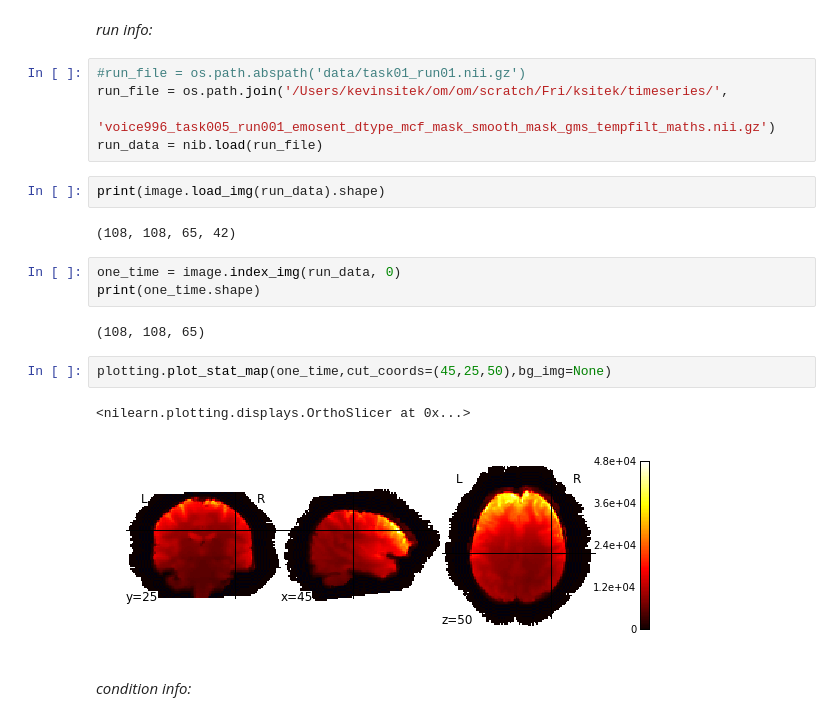
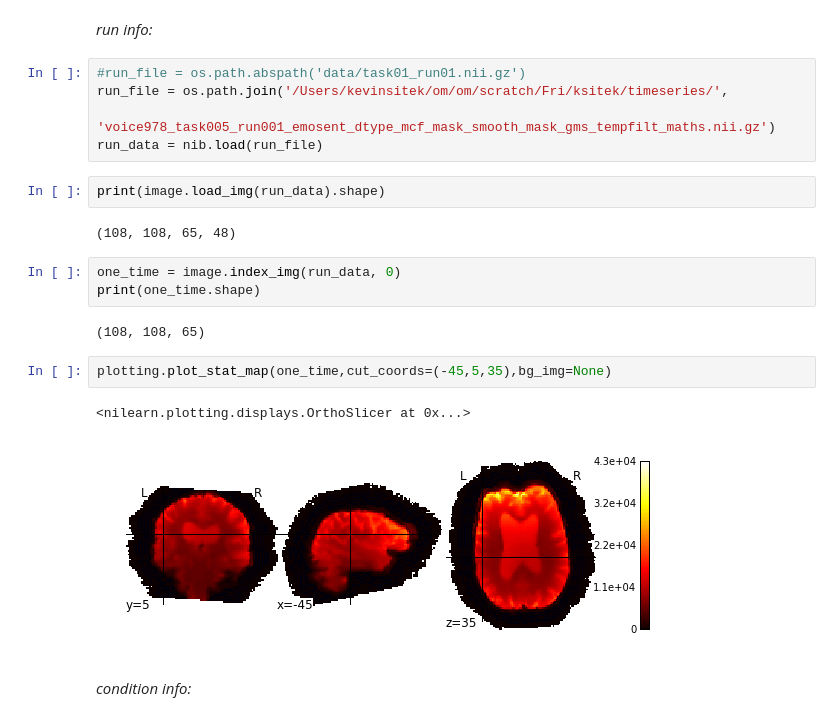
Before and after one commit to sitek/multivariate-fmri, a Jupyter notebook: multivariate-fmri.ipynb, the cells around one changed output. Drawn from its saved outputs; the diff is of its cells as text.

```diff
--- a/multivariate-fmri.ipynb
+++ b/multivariate-fmri.ipynb
@@ -17,22 +17,22 @@ import matplotlib.pyplot as plt
 # %%
 #run_file = os.path.abspath('data/task01_run01.nii.gz')
 run_file = os.path.join('/Users/kevinsitek/om/om/scratch/Fri/ksitek/timeseries/',
-                        'voice996_task005_run001_emosent_dtype_mcf_mask_smooth_mask_gms_tempfilt_maths.nii.gz')
+                        'voice978_task005_run001_emosent_dtype_mcf_mask_smooth_mask_gms_tempfilt_maths.nii.gz')
 run_data = nib.load(run_file)
 # %%
 print(image.load_img(run_data).shape)
 # %% [output]
-(108, 108, 65, 42)
+(108, 108, 65, 48)
 # %%
 one_time = image.index_img(run_data, 0)
 print(one_time.shape)
 # %% [output]
 (108, 108, 65)
 # %%
-plotting.plot_stat_map(one_time,cut_coords=(45,25,50),bg_img=None)
+plotting.plot_stat_map(one_time,cut_coords=(-45,5,35),bg_img=None)
 # %% [output]
 <nilearn.plotting.displays.OrthoSlicer at 0x...>
-[figure, old version]
+[figure, new version]
 # %% [markdown]
 *condition info:*
 # %%
```
Also changed, not shown: parts of 20 cells of this notebook, 8 other files.
